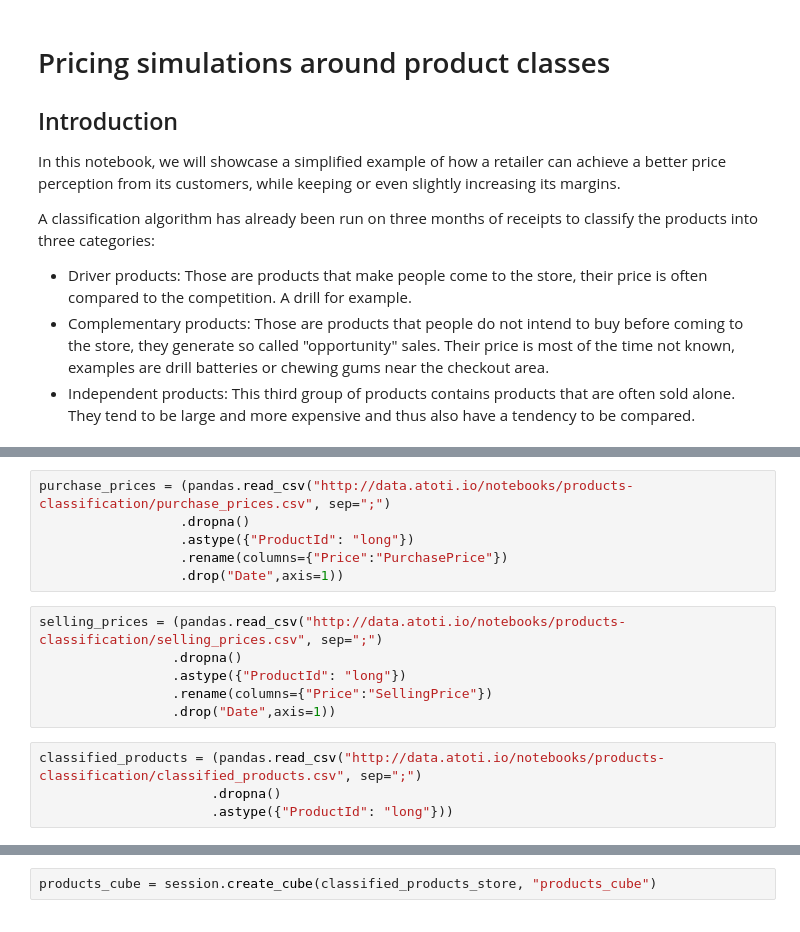
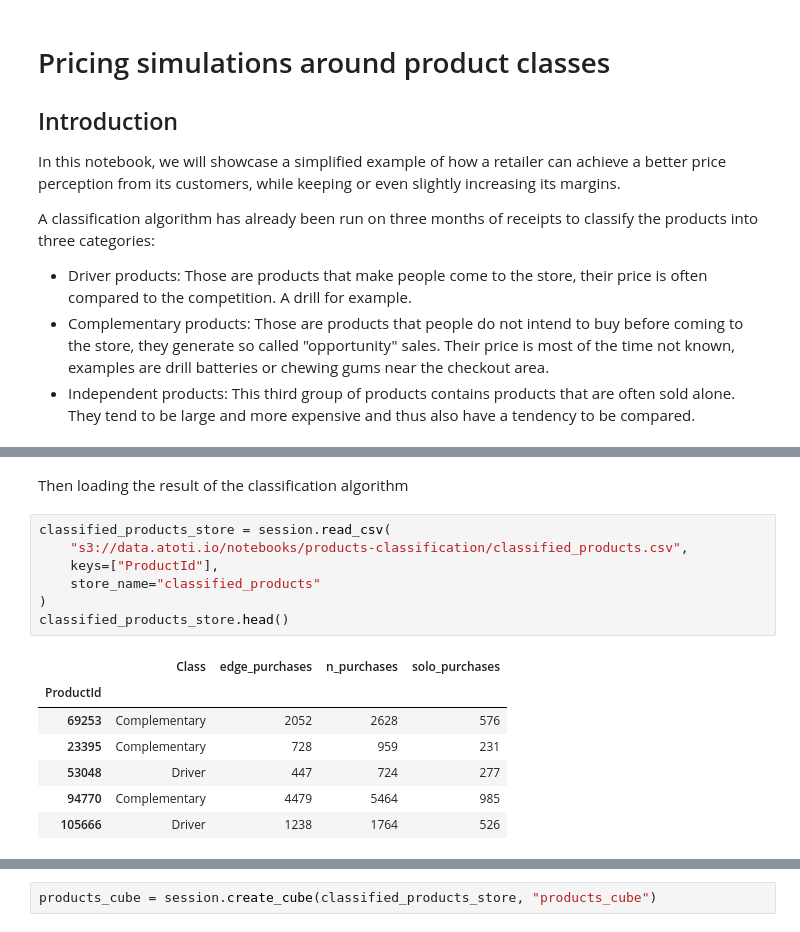
Before and after one commit to atoti/notebooks, a Jupyter notebook: retail/pricing-simulations-around-product-classes/main.ipynb, the cells around one changed output, grey strips where cells are left out. Saved outputs shown, nothing was run; the diff lists cells and outputs as text.

```diff
--- a/retail/pricing-simulations-around-product-classes/main.ipynb
+++ b/retail/pricing-simulations-around-product-classes/main.ipynb
@@ -23,16 +53,17 @@ To perform that calculation we will first load the purchase and selling prices a
-# %%
-purchase_prices = (pandas.read_csv("http://data.atoti.io/notebooks/products-classification/purchase_prices.csv", sep=";")
-                  .dropna()
-                  .astype({"ProductId": "long"})
-                  .rename(columns={"Price":"PurchasePrice"})
-                  .drop("Date",axis=1))
-# %%
-selling_prices = (pandas.read_csv("http://data.atoti.io/notebooks/products-classification/selling_prices.csv", sep=";")
-                 .dropna()
-                 .astype({"ProductId": "long"})
-                 .rename(columns={"Price":"SellingPrice"})
-                 .drop("Date",axis=1))
+# %% [markdown]
+Then loading the result of the classification algorithm
 # %%
-classified_products = (pandas.read_csv("http://data.atoti.io/notebooks/products-classification/classified_products.csv", sep=";")
-                      .dropna()
-                      .astype({"ProductId": "long"}))
+classified_products_store = session.read_csv(
+    "s3://data.atoti.io/notebooks/products-classification/classified_products.csv",
+    keys=["ProductId"],
+    store_name="classified_products"
+)
+classified_products_store.head()
+# %% [output]
+|  | Class | edge_purchases | n_purchases | solo_purchases |
+| ProductId |  |  |  |  |
+| 69253 | Complementary | 2052 | 2628 | 576 |
+| 23395 | Complementary | 728 | 959 | 231 |
+| 53048 | Driver | 447 | 724 | 277 |
+| 94770 | Complementary | 4479 | 5464 | 985 |
+| 105666 | Driver | 1238 | 1764 | 526 |
```
Also changed, not shown: parts of 50 cells of this notebook, 1 other file.
